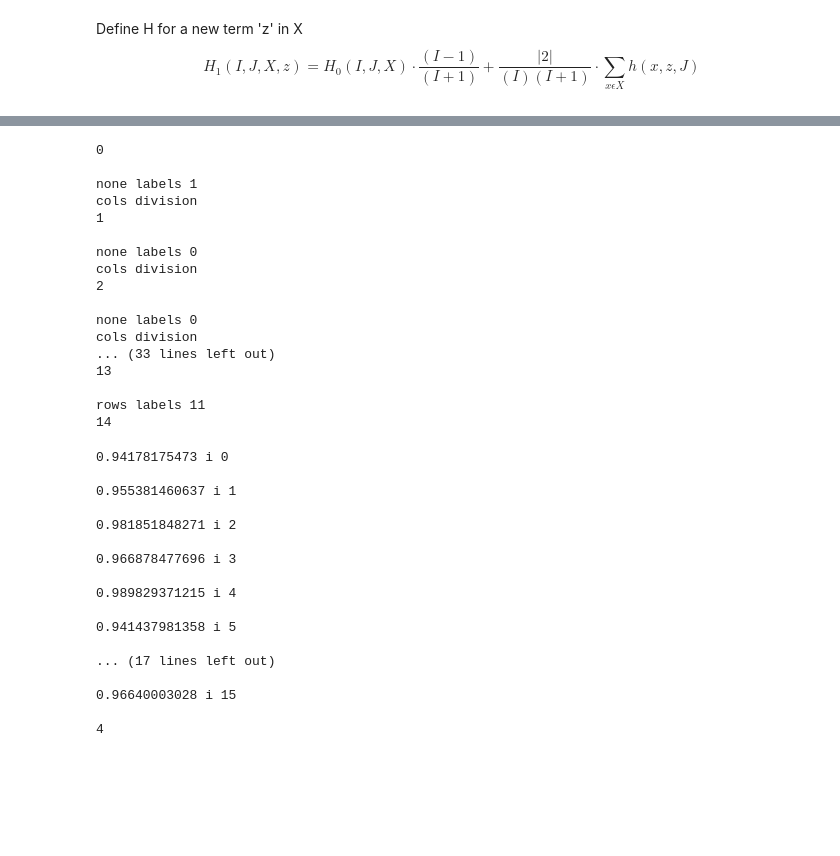
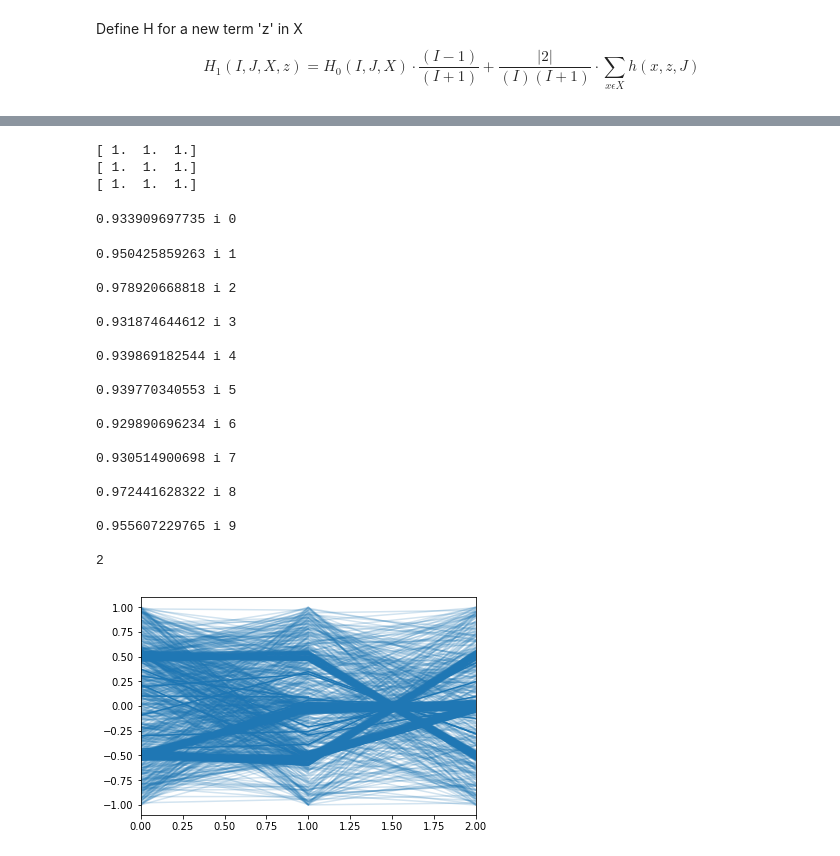
Before and after one commit to josechudev/GeneExpressionBiClustering, a Jupyter notebook: Notebooks/3.1 TS-RAPOOC.ipynb, the cells around one changed output, grey strips where cells are left out. Cells and saved outputs as stored; diff of their text form; code cells hidden in the pictures; blank space fills up the shorter version.

```diff
--- a/Notebooks/3.1 TS-RAPOOC.ipynb
+++ b/Notebooks/3.1 TS-RAPOOC.ipynb
@@ -153,55 +161,47 @@ class TsRapooc(object):
             row_cluster_2 = ClusterMaps(cluster_node.rho[np.flatnonzero(rows_map == 1)], cluster_node.gamma, rows_coherence_2)
             self._labels.append(row_cluster_2)
 # %%
-tsrapooc = TsRapooc(data,15)
+tsrapooc = TsRapooc(np.array(data),)
 tsrapooc.fit()
 # %% [output]
-0
-
-none labels 1
-cols division
-1
-
-none labels 0
-cols division
-2
-
-none labels 0
-cols division
-... (33 lines left out)
-13
-
-rows labels 11
-14
+[ 1.  1.  1.]
+[ 1.  1.  1.]
+[ 1.  1.  1.]
 # %%
 i = 0
 max_coherence = 0
 cluster = 0
 for bicluster in tsrapooc._labels:
     print(str(bicluster.H) +" i "+ str(i)+"\n")
     if (bicluster.H > max_coherence):
         cluster = i
         max_coherence=bicluster.H
+    sns.tsplot(data= tsrapooc._D[np.ix_(tsrapooc._labels[i].rho,tsrapooc._labels[i].gamma)],err_style="unit_traces")
     i+=1
+
 print(cluster)
 # %% [output]
-0.94178175473 i 0
-
-0.955381460637 i 1
-
-0.981851848271 i 2
-
-0.966878477696 i 3
-
-0.989829371215 i 4
-
-0.941437981358 i 5
-
-... (17 lines left out)
-
-0.96640003028 i 15
-
-4
+0.933909697735 i 0
+0.950425859263 i 1
+
+0.978920668818 i 2
+
+0.931874644612 i 3
+
+0.939869182544 i 4
+
+0.939770340553 i 5
+
+0.929890696234 i 6
+
+0.930514900698 i 7
+
+0.972441628322 i 8
+
+0.955607229765 i 9
+
+2
+[figure, added]
 # %%
 sns.tsplot(data= tsrapooc._D[np.ix_(tsrapooc._labels[2].rho,tsrapooc._labels[2].gamma)],err_style="unit_traces")
 # %% [output]
```
Also changed, not shown: parts of 18 cells of this notebook.
